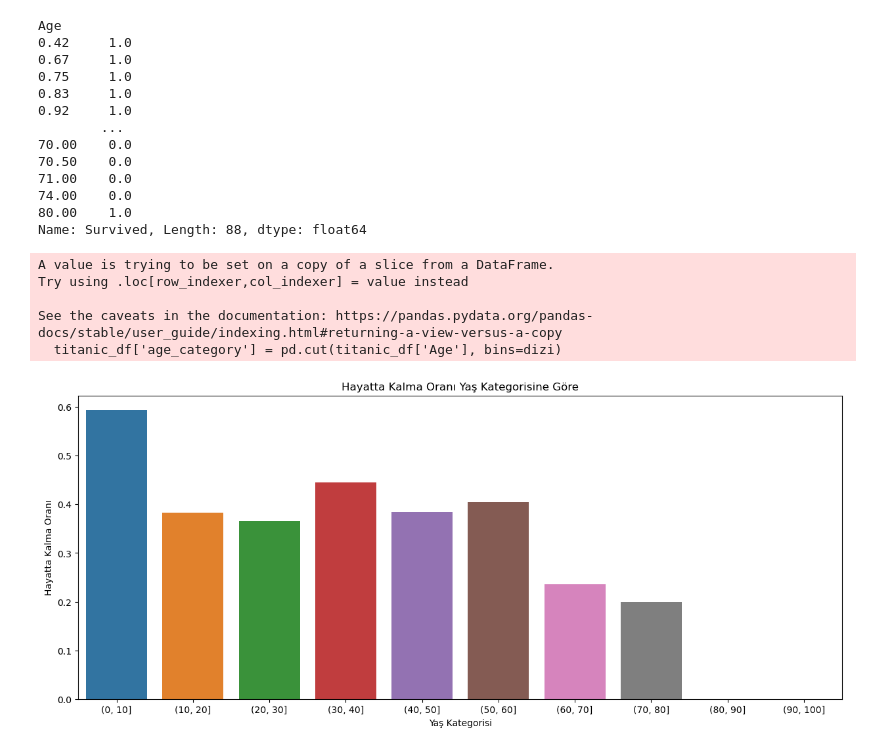
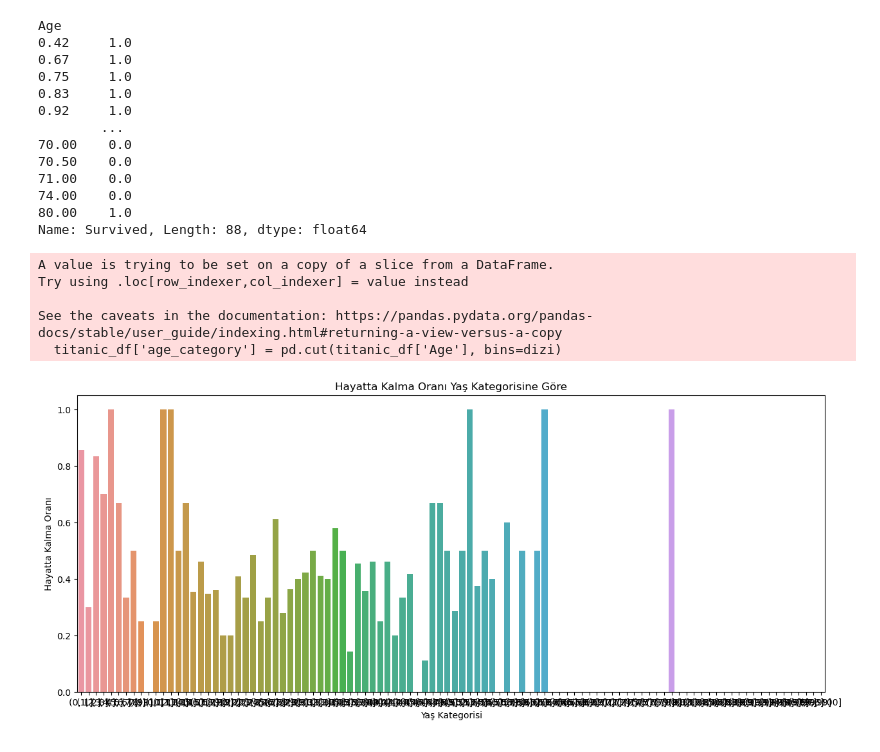
Before and after one commit to bgraslan/DL-E-exercises, a Jupyter notebook: feature_examination.ipynb, the cells around one changed output. Saved outputs shown, nothing was run; the diff lists cells and outputs as text; code cells hidden in the pictures.

```diff
--- a/feature_examination.ipynb
+++ b/feature_examination.ipynb
@@ -24,28 +40,28 @@ Age
 Name: Survived, Length: 88, dtype: float64
 # %%
 titanic_df = df.dropna(subset=['Age', 'Survived'])
-dizi = np.arange(0, 101, 10)
+dizi = np.arange(0, 101, 1)
 
 
 titanic_df['age_category'] = pd.cut(titanic_df['Age'], bins=dizi)
 
 # Her yaş kategorisi için hayatta kalma oranını hesaplayalım
 survival_rates = titanic_df.groupby('age_category')['Survived'].mean()
 
 # Grafiği çizelim
 plt.figure(figsize=(15, 6))
 sns.barplot(x=survival_rates.index, y=survival_rates.values)
 plt.title('Hayatta Kalma Oranı Yaş Kategorisine Göre')
 plt.xlabel('Yaş Kategorisi')
 plt.ylabel('Hayatta Kalma Oranı')
 plt.show()
 # %% [output]
 A value is trying to be set on a copy of a slice from a DataFrame.
 Try using .loc[row_indexer,col_indexer] = value instead
 
 See the caveats in the documentation: https://pandas.pydata.org/pandas-docs/stable/user_guide/indexing.html#returning-a-view-versus-a-copy
   titanic_df['age_category'] = pd.cut(titanic_df['Age'], bins=dizi)
-[figure, old version]
+[figure, new version]
 # %%
 titanic_df
 # %% [output]
```
Also changed, not shown: parts of 11 cells of this notebook, 2 other files.
